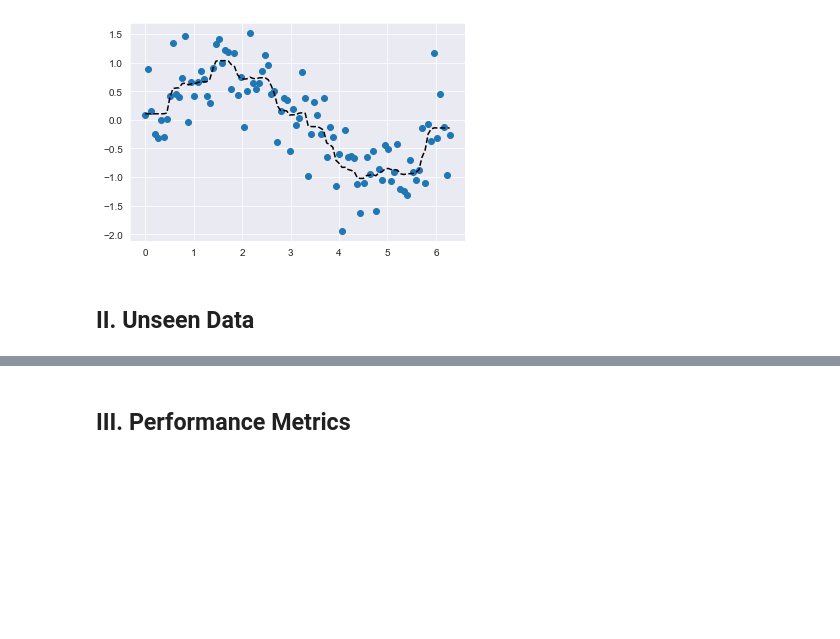
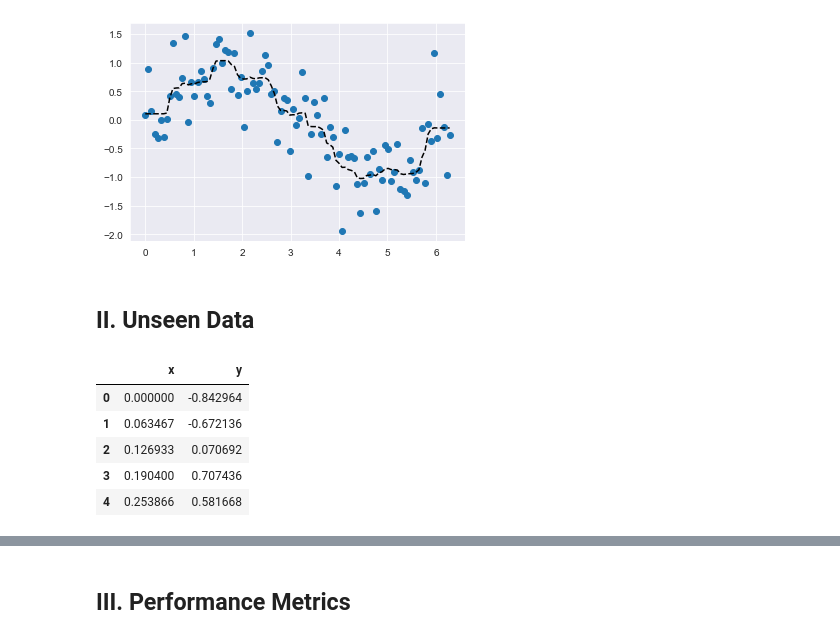
Before and after one commit to tundeiness/How_the_World_Works, a Jupyter notebook: 5 - Workbook - The Final Arbiter.ipynb, the cells around one changed output, grey strips where cells are left out. Cells and saved outputs as stored; diff of their text form; code cells hidden in the pictures; blank space fills up the shorter version.

```diff
--- a/5 - Workbook - The Final Arbiter.ipynb
+++ b/5 - Workbook - The Final Arbiter.ipynb
@@ -141,3 +141,30 @@ constrained_rf = fit_and_plot_model(df, RandomForestRegressor( random_state=123,
 [figure]
 # %% [markdown]
 ## II. Unseen Data
+# %%
+# simulate Test dataset
+
+# input feature
+x_test = np.linspace(0, 2*np.pi, 100)
+
+# noise
+np.random.seed(987)
+noise_test = np.random.normal(0, 0.5, 100)
+
+#target variable
+
+y_test = np.sin(x_test) + noise_test
+
+# save in a dataframe
+
+test_df = pd.DataFrame({'x': x_test, 'y': y_test})
+
+# inspect the head
+test_df.head()
+# %% [output]
+|  | x | y |
+| 0 | 0.000000 | -0.842964 |
+| 1 | 0.063467 | -0.672136 |
+| 2 | 0.126933 | 0.070692 |
+| 3 | 0.190400 | 0.707436 |
+| 4 | 0.253866 | 0.581668 |
```
Also changed, not shown: parts of 4 cells of this notebook.
